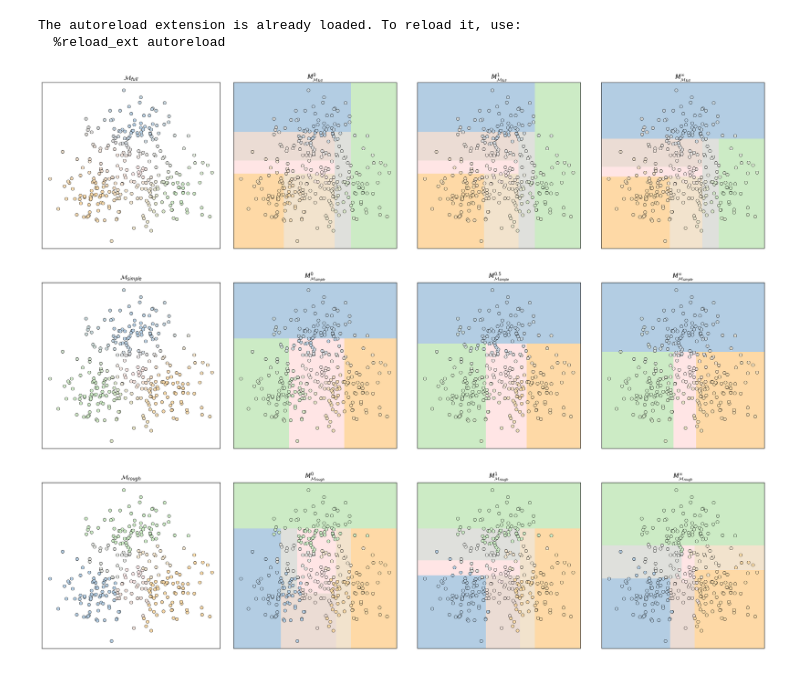
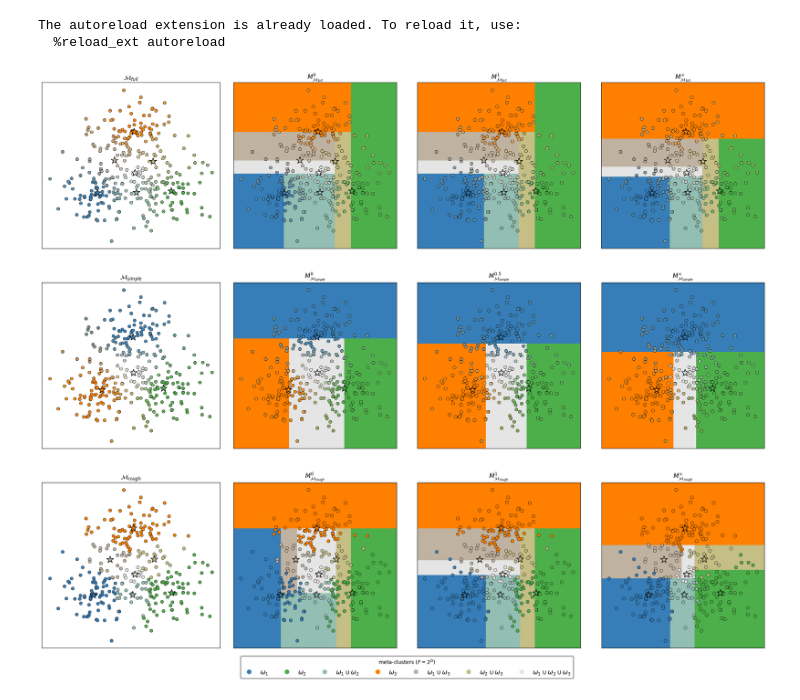
Before and after one commit to victorsouza89/iemm, a Jupyter notebook: gen_figures_synth_tests.ipynb, the cells around one changed output. Saved outputs shown, nothing was run; the diff lists cells and outputs as text; code cells hidden in the pictures.

Commit message:
improved paths and figures

```diff
--- a/gen_figures_synth_tests.ipynb
+++ b/gen_figures_synth_tests.ipynb
@@ -26,7 +26,7 @@ features = df.iloc[:, :-1].values
 labels = df.iloc[:, -1].values
 classes = np.unique(labels)
 # %%
-def plot_model(mass, F, model_name, lambda_num=1, cmap='Pastel1'):
+def plot_model(mass, F, model_name, lambda_num=1, cmap='Set1', legend=False):
     # cardinalities
     metacluster_cardinality = np.sum(F, axis=1)
     number_metaclusters = len(F)
@@ -44,9 +44,13 @@ def plot_model(mass, F, model_name, lambda_num=1, cmap='Pastel1'):
     # getting a proper colorscheme
     cmap = plt.get_cmap(cmap)
     if number_clusters == 3 and cmap.name == 'Pastel1':
+        cluster_base_colors = [np.array(cmap(1)), np.array(cmap(2)), np.array(cmap(0))]
+        cardinality_indication_color = np.array(cmap(7))
+        cardinality_indication_color = np.array([1, 1, 1, 1])
+    if number_clusters == 3 and cmap.name == 'Set1':
         cluster_base_colors = [np.array(cmap(1)), np.array(cmap(2)), np.array(cmap(4))]
         cardinality_indication_color = np.array(cmap(7))
-        cardinality_indication_color = np.array([1, 0.9, 0.9, 1])
+        cardinality_indication_color = np.array([0.9, 0.9, 0.9, 1])
     else:
         cluster_base_colors = [np.array(cmap(i)) for i in range(len(F))]
         cardinality_indication_color = np.array(cmap(number_metaclusters))
@@ -62,6 +66,17 @@ def plot_model(mass, F, model_name, lambda_num=1, cmap='Pastel1'):
 
         focal_colors.append(color)
     focal_colors[0] = cluster_base_colors[0]
+
+    # getting centroids
+    metacluster_centroids = []
+    for i in range(len(F)):
+        if np.sum(F[i]) > 0:
+            centroid = np.zeros(features.shape[1])
+            for point in range(features.shape[0]):
+                centroid += features[point] * mass[point, i]
+            centroid /= np.sum(mass[:, i])
+            metacluster_centroids.append(centroid)
+    metacluster_centroids = np.array(metacluster_centroids)
 
     # getting each point color
     colors = []
@@ -80,6 +95,10 @@ def plot_model(mass, F, model_name, lambda_num=1, cmap='Pastel1'):
         ax[0].scatter([], [], color=focal_colors[i], label=focal_sets[i])
     #ax.legend(loc='upper right')
 
+    # plot centroids
+    for i in range(len(metacluster_centroids)):
+        ax[0].scatter(metacluster_centroids[i, 0], metacluster_centroids[i, 1], color=focal_colors[i], edgecolor='black', marker='*', s=200)
+
     ax[0].set_title(f"$\mathcal{{M}}_{{{model_name}}}$")
 
     # remove ticks
@@ -93,6 +112,9 @@ def plot_model(mass, F, model_name, lambda_num=1, cmap='Pastel1'):
     idx_img = 1
     for lambda_mistakeness in [0, lambda_num, np.inf]:
         classifier = XEDT(lambda_mistakeness=lambda_mistakeness)
+
+        path = classifier.get_path(['x','y'], focal_sets)
+        print(path)
 
         y = mass.copy()
         classifier.fit(features, y, F)
@@ -137,26 +159,37 @@ def plot_model(mass, F, model_name, lambda_num=1, cmap='Pastel1'):
         for i in range(len(features)):
             ax[idx_img].scatter(features[i, 0], features[i, 1], color=colors[i], edgecolor='black', linewidth=0.5)
 
+        # plot centroids
+        for i in range(len(metacluster_centroids)):
+            ax[idx_img].scatter(metacluster_centroids[i, 0], metacluster_centroids[i, 1], color=focal_colors[i], edgecolor='black', marker='*', s=200)
+
         idx_img += 1
 
-    plt.tight_layout()
+    if legend:
+        lgd = fig.legend(handles=[plt.Line2D([0], [0], marker='o', color='w', label=focal_sets[i], markerfacecolor=focal_colors[i], markersize=10) for i in range(len(focal_sets))]
+                            ,edgecolor='black', loc='lower center', ncol=len(focal_sets), fontsize='large', title='meta-clusters ($F = 2^\Omega$)', bbox_to_anchor=(0.5, -0.15))
 
-    # export the figure
-    fig.savefig(f'{folder_figures}/xedt_outs_{model_name}/plots.pdf')
+        plt.tight_layout()
+        # export the figure
+        fig.savefig(f'{folder_figures}/xedt_outs_{model_name}/plots.pdf', bbox_extra_artists=(lgd,), bbox_inches='tight')
+    else:
+        plt.tight_layout()
+        # export the figure
+        fig.savefig(f'{folder_figures}/xedt_outs_{model_name}/plots.pdf')
 
     return fig, ax, diagrams
 # %%
 full_model = ecm(x=features, c=number_clusters, alpha=0.5, beta = 1.8, delta=10, disp=False, type='full')
 full_outs = plot_model(full_model['mass_n'], full_model['F'][1:], 'full', lambda_num=1)
 # %% [output]
-[figure, old version]
+[figure, new version]
 # %%
 simple_model = ecm(x=features, c=number_clusters, alpha=0.5, beta = 1.8, delta=10, disp=False, type='simple')
 simple_outs = plot_model(simple_model['mass_n'], simple_model['F'][1:], 'simple', lambda_num=0.5)
 # %% [output]
-[figure, old version]
+[figure, new version]
 # %%
 rough_model = ecm(x=features, c=number_clusters, alpha=1, beta = 1.01, delta=10, disp=False, type='full')
-rough_outs = plot_model(np.round(rough_model['mass_n']), rough_model['F'][1:], 'rough', lambda_num=1)
+rough_outs = plot_model(np.round(rough_model['mass_n']), rough_model['F'][1:], 'rough', lambda_num=1, legend=True)
 # %% [output]
-[figure, old version]
+[figure, new version]
```
Also changed, not shown: 2 other files.
